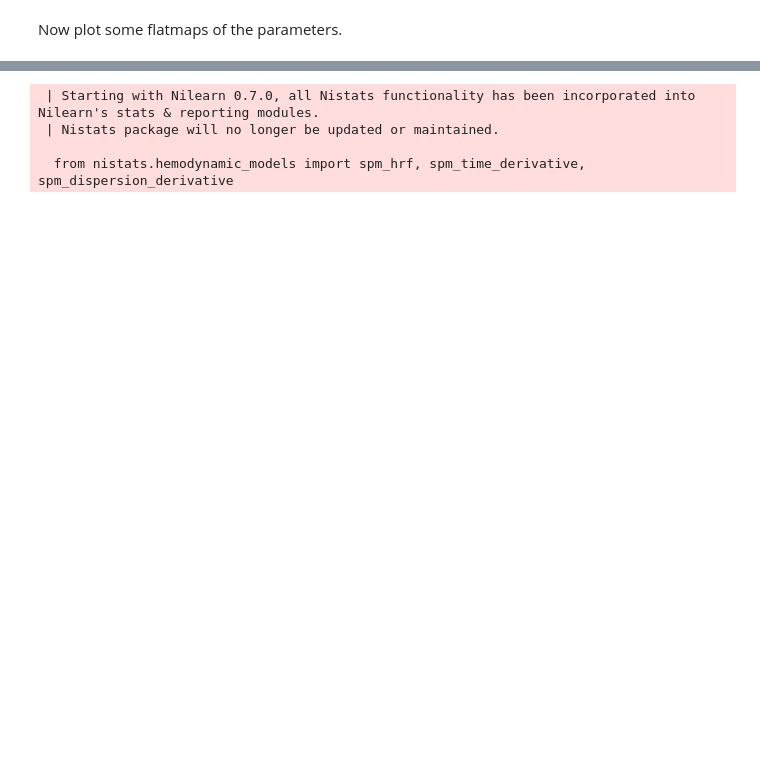
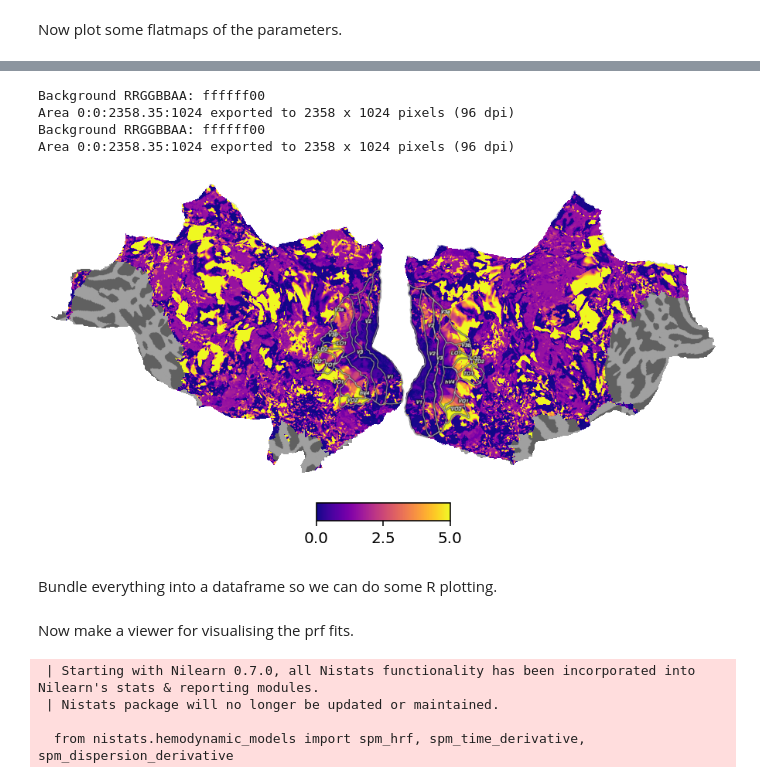
Before and after one commit to N-HEDGER/PRF_PLAYN, a Jupyter notebook: BB_CONVERT.ipynb, the cells around one changed output, grey strips where cells are left out. Saved outputs shown, nothing was run; the diff lists cells and outputs as text; code cells hidden in the pictures; blank space fills up the shorter version.

```diff
--- a/BB_CONVERT.ipynb
+++ b/BB_CONVERT.ipynb
@@ -490,3 +481,15 @@ Area 0:0:2358.35:1024 exported to 2358 x 1024 pixels (96 dpi)
+# %%
+export_lightflatmap(dump_path,sarray,R2array,"Size",0,5,0.15,1)
+export_customflatmap(dump_path,sarray,R2array,"Size",0,5,0.15,1)
+export_heavyflatmap(dump_path,sarray,"Size",0,5)
+# %% [output]
+Background RRGGBBAA: ffffff00
+Area 0:0:2358.35:1024 exported to 2358 x 1024 pixels (96 dpi)
+Background RRGGBBAA: ffffff00
+Area 0:0:2358.35:1024 exported to 2358 x 1024 pixels (96 dpi)
+[figure, added]
+# %% [markdown]
+Bundle everything into a dataframe so we can do some R plotting.
 # %%
 df=pd.DataFrame(np.transpose(R2array))
 df.columns=['R2']
@@ -503,6 +506,8 @@ df['ROI']=np.squeeze(iarray)
 df['idx']=np.squeeze(indarray)
 # %%
 df.to_csv(os.path.join(dump_path,'params.csv'))
+# %% [markdown]
+Now make a viewer for visualising the prf fits.
 # %%
 import prfpy
 # %% [output]
```
Also changed, not shown: parts of 93 cells of this notebook, 7 other files.
